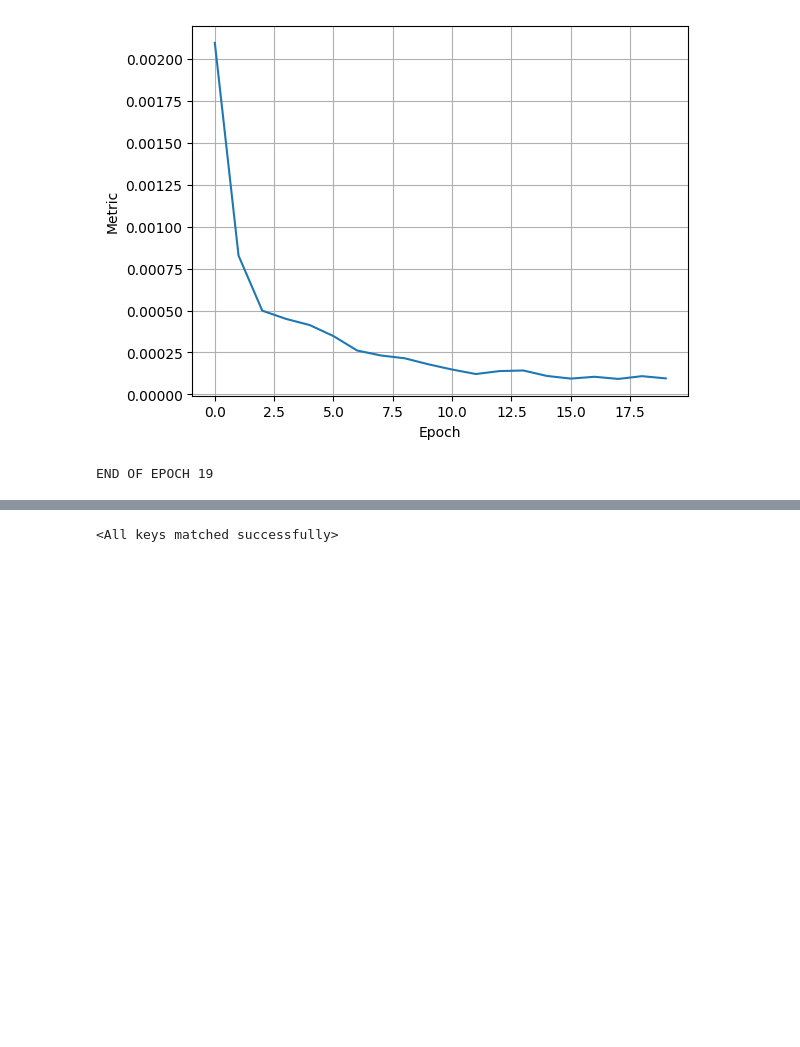
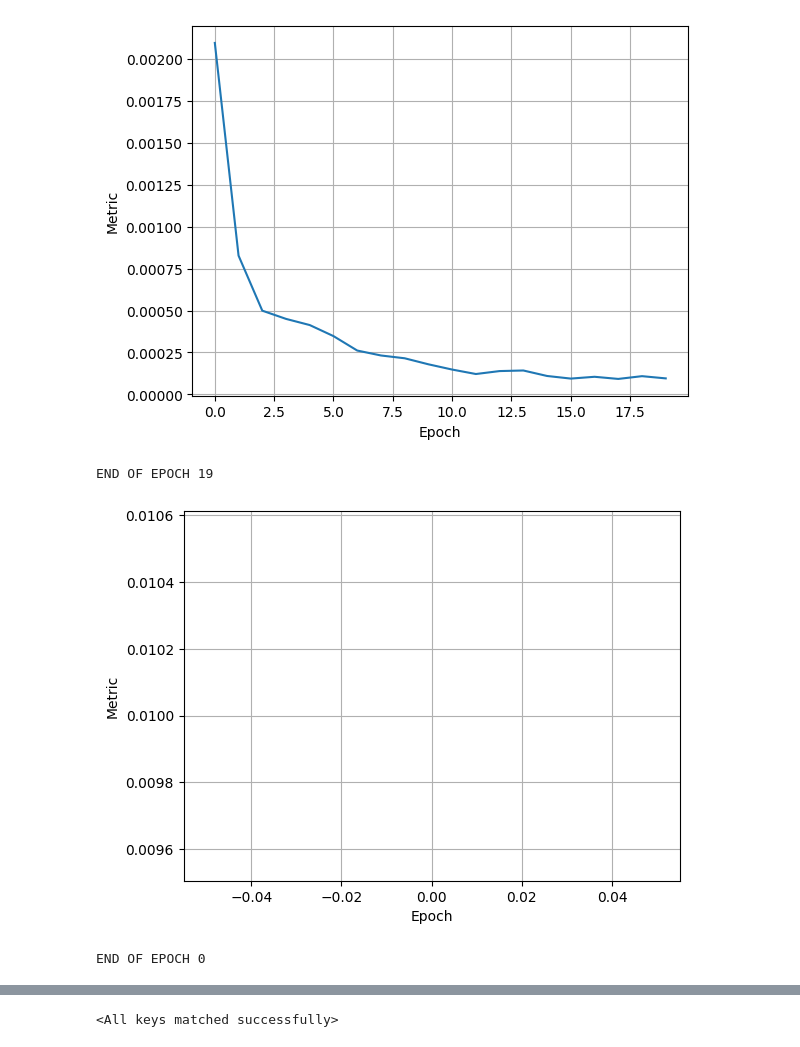
Before and after one commit to i-vainn/EfficientKWS, a Jupyter notebook: training.ipynb, the cells around one changed output, grey strips where cells are left out. Saved outputs shown, nothing was run; the diff lists cells and outputs as text; code cells hidden in the pictures; blank space fills up the shorter version.

```diff
--- a/training.ipynb
+++ b/training.ipynb
@@ -16,6 +16,12 @@ trainer.train_distilled(SmallConfig())
 # %% [output]
 [figure]
 END OF EPOCH 19
+# %%
+trainer = Trainer(SmallConfig())
+trainer.train()
+# %% [output]
+[figure, added]
+END OF EPOCH 0
 # %%
 trainer = Trainer(SmallConfig())
 trainer.train()
```
Also changed, not shown: parts of 1 cell of this notebook, 2 other files.
